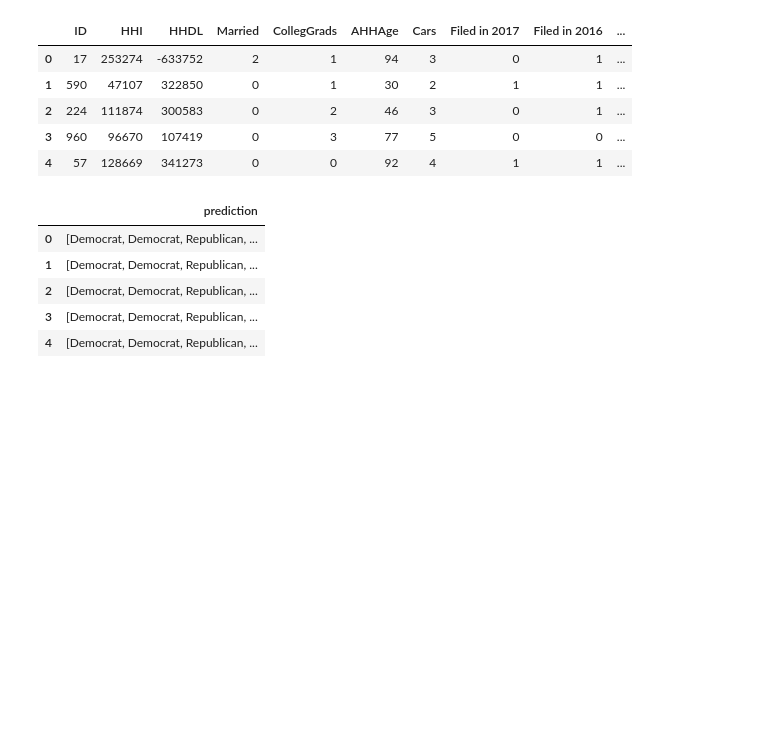
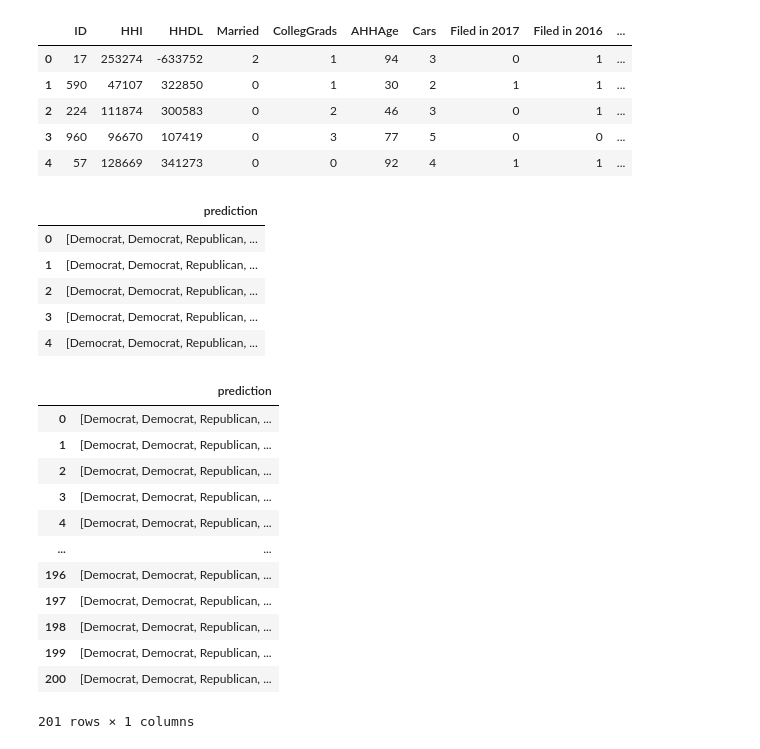
Before and after one commit to kundank191/Hacktoberfest22, a Jupyter notebook: Overall ML/ML.ipynb, the cells around one changed output. Drawn from its saved outputs; the diff is of its cells as text; code cells hidden in the pictures; blank space fills up the shorter version.

```diff
--- a/Overall ML/ML.ipynb
+++ b/Overall ML/ML.ipynb
@@ -219,3 +219,19 @@ ss.head()
 | 4 | [Democrat, Democrat, Republican, ... |
 # %%
 ss.to_csv('Submission.csv',index = False)
+# %%
+ss
+# %% [output]
+|  | prediction |
+| 0 | [Democrat, Democrat, Republican, ... |
+| 1 | [Democrat, Democrat, Republican, ... |
+| 2 | [Democrat, Democrat, Republican, ... |
+| 3 | [Democrat, Democrat, Republican, ... |
+| 4 | [Democrat, Democrat, Republican, ... |
+| ... | ... |
+| 196 | [Democrat, Democrat, Republican, ... |
+| 197 | [Democrat, Democrat, Republican, ... |
+| 198 | [Democrat, Democrat, Republican, ... |
+| 199 | [Democrat, Democrat, Republican, ... |
+| 200 | [Democrat, Democrat, Republican, ... |
+201 rows × 1 columns
```
Also changed, not shown: 4 other files.
